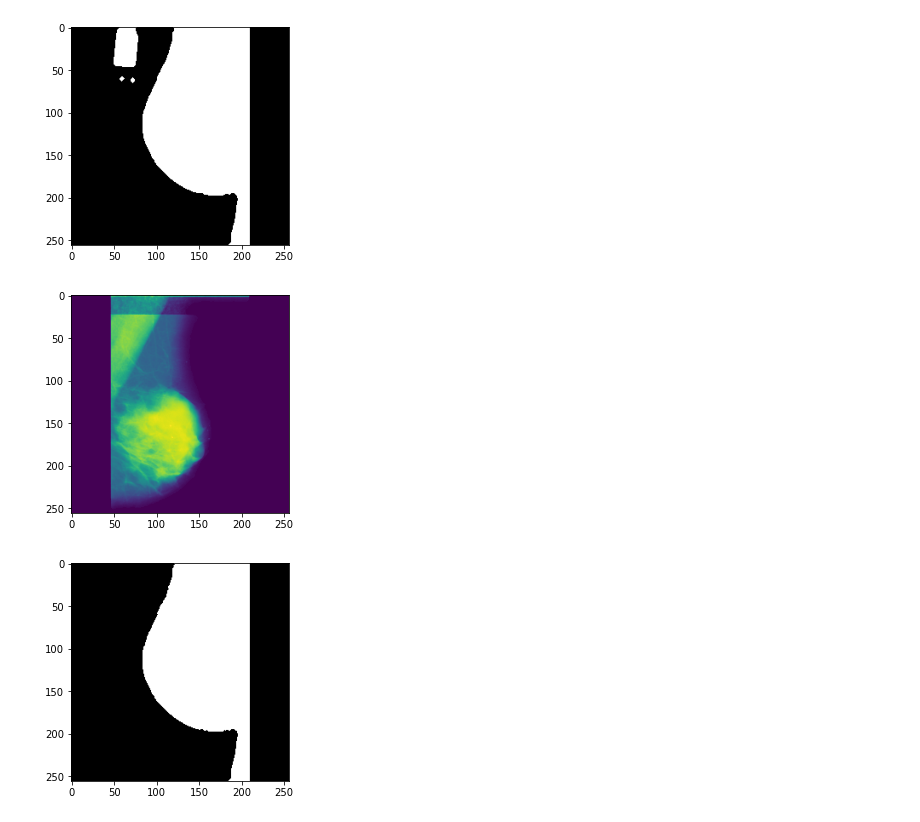
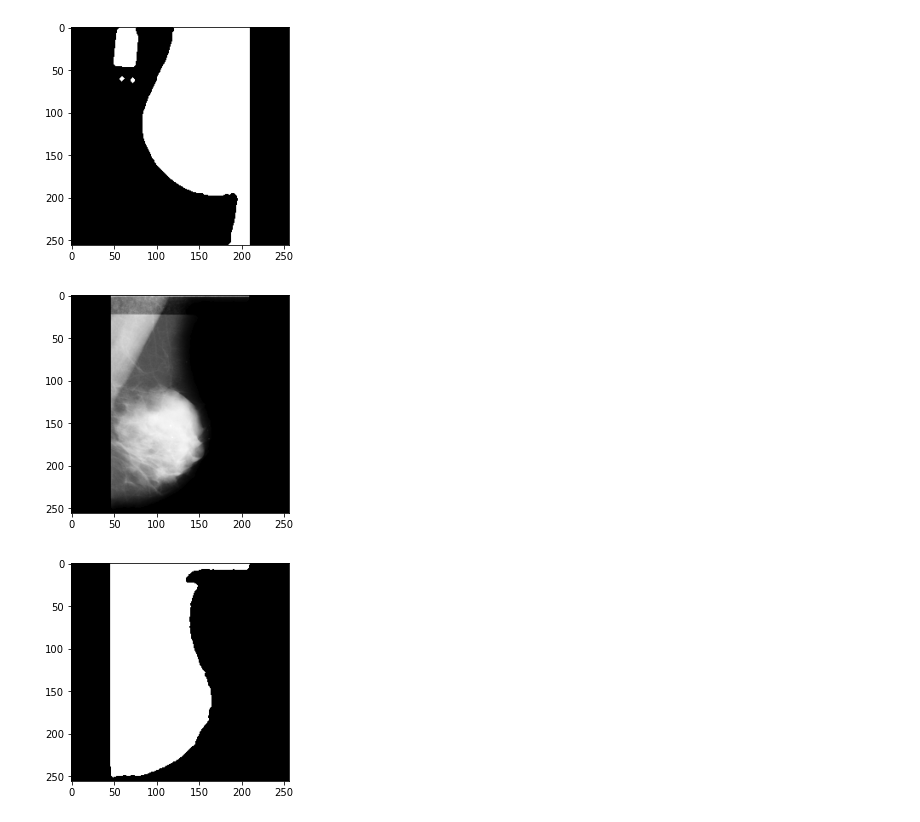
Before and after one commit to data-and-code/trabajo_con_imagenes, a Jupyter notebook: data-raw/just_code.ipynb, the cells around one changed output. Drawn from its saved outputs; the diff is of its cells as text; code cells hidden in the pictures.

```diff
--- a/data-raw/just_code.ipynb
+++ b/data-raw/just_code.ipynb
@@ -152,13 +155,13 @@ for img_scale, img_bin, img_mpo in zip(imgs_scale, imgs_bin, imgs_mpo):
     imgs_bin_clean.append(img_bin_clean)
 # %%
 # Imagen de ejemplo (Imagen escalada limpia)
-plt.imshow(imgs_clean[1])
+plt.imshow(imgs_clean[1], cmap='gray')
 plt.show()
 # %% [output]
-[figure, old version]
+[figure, new version]
 # %%
 # Imagen de ejemplo (Imagen binarizada limpia)
-plt.imshow(imgs_bin_clean[10], cmap='gray')
+plt.imshow(imgs_bin_clean[1], cmap='gray')
 plt.show()
 # %% [output]
-[figure, old version]
+[figure, new version]
```
Also changed, not shown: parts of 4 cells of this notebook.
